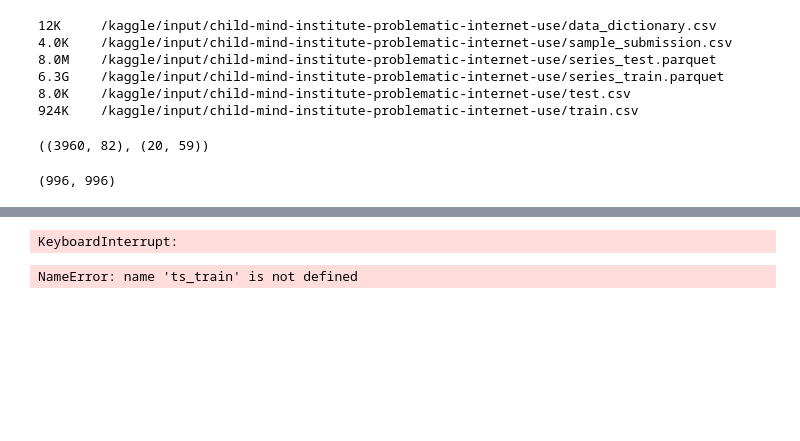
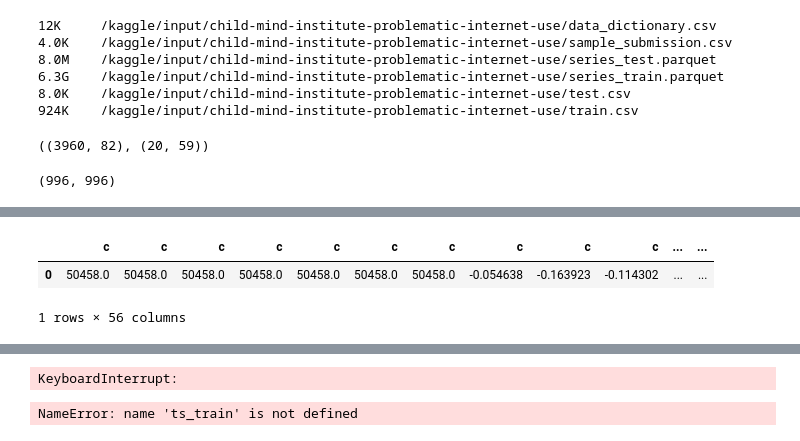
Before and after one commit to lusm554/kaggle_competitions, a Jupyter notebook: problematic-internet-use/parse_time_series.ipynb, the cells around one changed output, grey strips where cells are left out. Cells and saved outputs as stored; diff of their text form; code cells hidden in the pictures; blank space fills up the shorter version.

```diff
--- a/problematic-internet-use/parse_time_series.ipynb
+++ b/problematic-internet-use/parse_time_series.ipynb
@@ -50,0 +66,9 @@ len(parquet_partitions), len(set(str(c).split('=')[1] for c in parquet_partition
+# %%
+%%time
+def convert_ts_to_row(ts):
+    agg_cols = ['X', 'Y', 'Z', 'enmo', 'anglez', 'light', 'battery_voltage']
+#     return ts[agg_cols].describe().unstack().to_frame().T
+    return ts[agg_cols].describe().values.reshape(-1)
+t = convert_ts_to_row(pd.read_parquet(parquet_partitions[0]))
+pd.DataFrame(data=[t], columns=['c']*56)
+# %% [output]
@@ -50,0 +77,3 @@ len(parquet_partitions), len(set(str(c).split('=')[1] for c in parquet_partition
+|  | c | c | c | c | c | c | c | c | c | c | ... | ... |
+| 0 | 50458.0 | 50458.0 | 50458.0 | 50458.0 | 50458.0 | 50458.0 | 50458.0 | -0.054638 | -0.163923 | -0.114302 | ... | ... |
+1 rows × 56 columns
```
Also changed, not shown: parts of 4 cells of this notebook.
